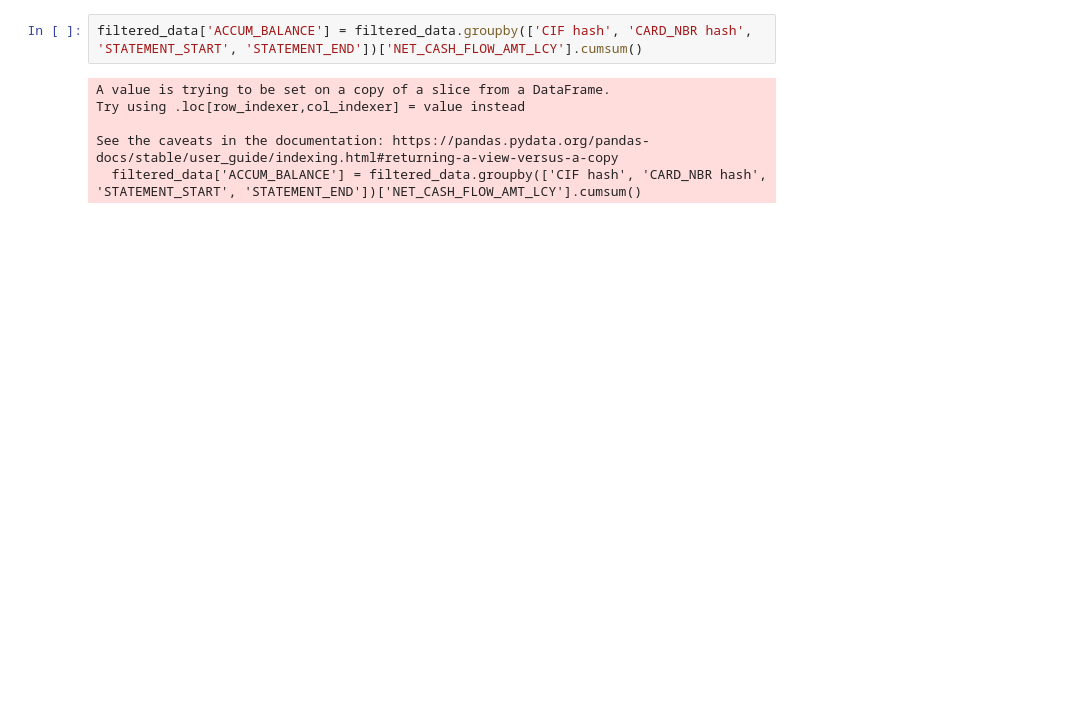
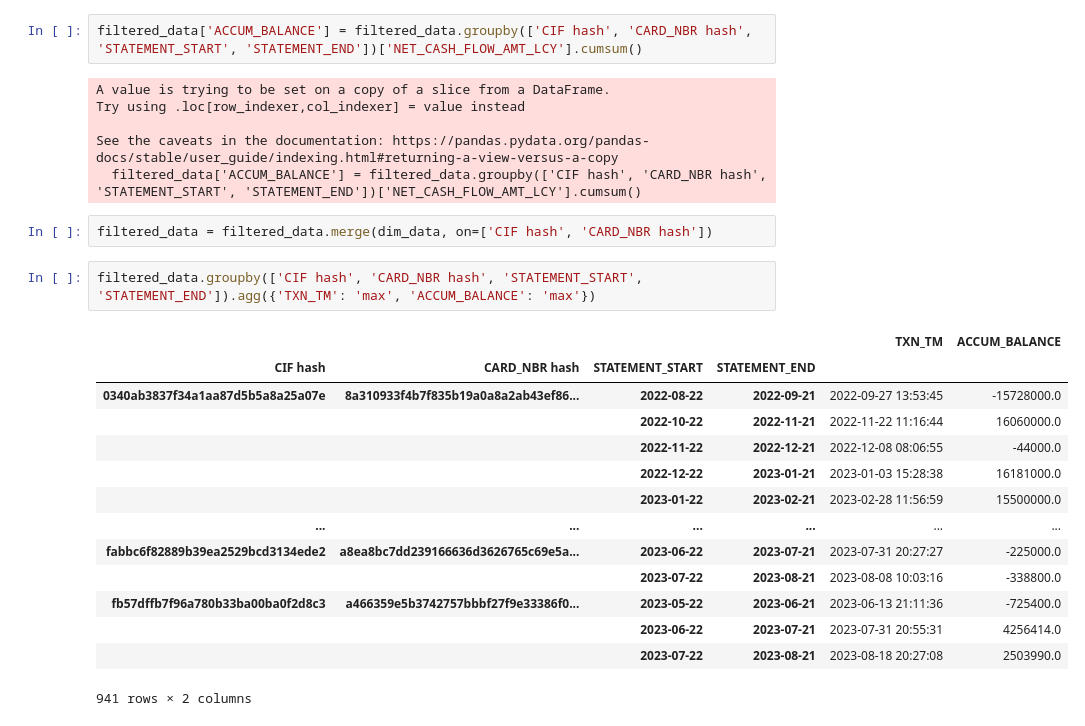
Before and after one commit to Kiennguyen08/credit_tp, a Jupyter notebook: new2.ipynb, the cells around one changed output. Cells and saved outputs as stored; diff of their text form; blank space fills up the shorter version.

```diff
--- a/new2.ipynb
+++ b/new2.ipynb
@@ -92,4 +60,23 @@ Try using .loc[row_indexer,col_indexer] = value instead
 
 See the caveats in the documentation: https://pandas.pydata.org/pandas-docs/stable/user_guide/indexing.html#returning-a-view-versus-a-copy
   filtered_data['ACCUM_BALANCE'] = filtered_data.groupby(['CIF hash', 'CARD_NBR hash', 'STATEMENT_START', 'STATEMENT_END'])['NET_CASH_FLOW_AMT_LCY'].cumsum()
+# %%
+filtered_data = filtered_data.merge(dim_data, on=['CIF hash', 'CARD_NBR hash'])
+# %%
+filtered_data.groupby(['CIF hash', 'CARD_NBR hash', 'STATEMENT_START', 'STATEMENT_END']).agg({'TXN_TM': 'max', 'ACCUM_BALANCE': 'max'})
+# %% [output]
+|  |  |  |  | TXN_TM | ACCUM_BALANCE |
+| CIF hash | CARD_NBR hash | STATEMENT_START | STATEMENT_END |  |  |
+| 0340ab3837f34a1aa87d5b5a8a25a07e | 8a310933f4b7f835b19a0a8a2ab43ef86... | 2022-08-22 | 2022-09-21 | 2022-09-27 13:53:45 | -15728000.0 |
+|  |  | 2022-10-22 | 2022-11-21 | 2022-11-22 11:16:44 | 16060000.0 |
+|  |  | 2022-11-22 | 2022-12-21 | 2022-12-08 08:06:55 | -44000.0 |
+|  |  | 2022-12-22 | 2023-01-21 | 2023-01-03 15:28:38 | 16181000.0 |
+|  |  | 2023-01-22 | 2023-02-21 | 2023-02-28 11:56:59 | 15500000.0 |
+| ... | ... | ... | ... | ... | ... |
+| fabbc6f82889b39ea2529bcd3134ede2 | a8ea8bc7dd239166636d3626765c69e5a... | 2023-06-22 | 2023-07-21 | 2023-07-31 20:27:27 | -225000.0 |
+|  |  | 2023-07-22 | 2023-08-21 | 2023-08-08 10:03:16 | -338800.0 |
+| fb57dffb7f96a780b33ba00ba0f2d8c3 | a466359e5b3742757bbbf27f9e33386f0... | 2023-05-22 | 2023-06-21 | 2023-06-13 21:11:36 | -725400.0 |
+|  |  | 2023-06-22 | 2023-07-21 | 2023-07-31 20:55:31 | 4256414.0 |
+|  |  | 2023-07-22 | 2023-08-21 | 2023-08-18 20:27:08 | 2503990.0 |
+941 rows × 2 columns
 # %%
```
Also changed, not shown: parts of 6 cells of this notebook.
